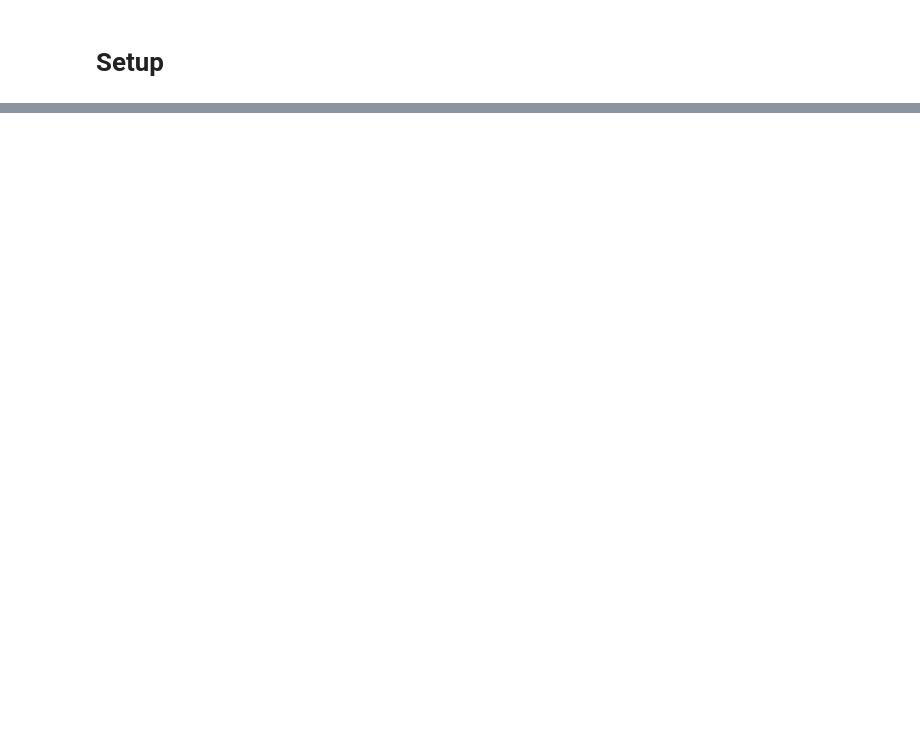
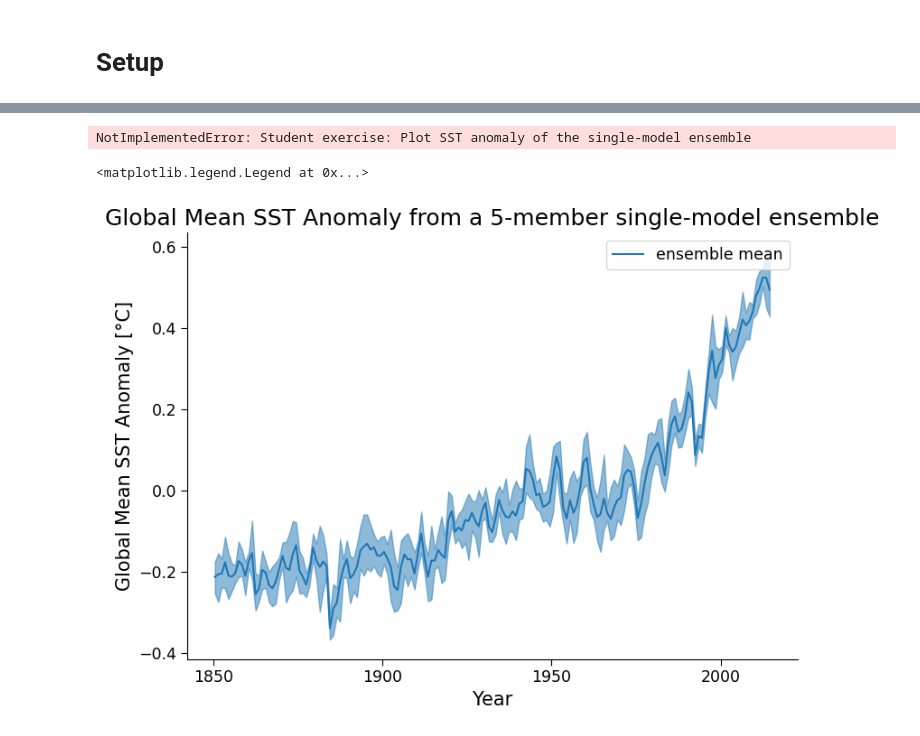
Before and after one commit to neuromatch/climate-course-content, a Jupyter notebook: tutorials/W2D1_FutureClimate-IPCCIPhysicalBasis/W2D1_Tutorial1.ipynb, the cells around one changed output, grey strips where cells are left out. Saved outputs shown, nothing was run; the diff lists cells and outputs as text; code cells hidden in the pictures; blank space fills up the shorter version.

```diff
--- a/tutorials/W2D1_FutureClimate-IPCCIPhysicalBasis/W2D1_Tutorial1.ipynb
+++ b/tutorials/W2D1_FutureClimate-IPCCIPhysicalBasis/W2D1_Tutorial1.ipynb
@@ -588,0 +327,69 @@ For more information on what CMIP is and how to access the data, please see this
+# %%
+#################################################
+## TODO for students: Plot SST anomaly of the single-model ensemble##
+# please remove the following line of code once you have completed the exercise:
+raise NotImplementedError("Student exercise: Plot SST anomaly of the single-model ensemble")
+#################################################
+
+
+fig, ax = plt.subplots()
+
+da = (
+    dt_ensemble_gm_anomaly["MPI-ESM1-2-LR"]['historical']
+    .ds.tos.coarsen(time=12)
+    .mean()
+    .load()
+)
+# calculate the mean across ensemble members
+da_mean = ...
+# Uncomment below after filling in above ellipses
+#da_mean.plot(color='C0', label='ensemble mean', ax=ax)
+
+# shading representing spread between members
+x = da.time.data
+# diagnose the lower range of the likely bounds
+da_lower = ...
+# diagnose the upper range of the likely bounds
+da_upper = ...
+# Uncomment below after filling in above ellipses
+#ax.fill_between(x, da_lower, da_upper, alpha=0.5, color='C0')
+
+ax.set_title(
+    "Global Mean SST Anomaly from a 5-member single-model ensemble"
+)
+ax.set_ylabel("Global Mean SST Anomaly [°C]")
+ax.set_xlabel("Year")
+ax.legend()
+# %% [output]
+NotImplementedError: Student exercise: Plot SST anomaly of the single-model ensemble
+# %%
+# to_remove solution
+fig, ax = plt.subplots()
+
+da = (
+    dt_ensemble_gm_anomaly["MPI-ESM1-2-LR"]['historical']
+    .ds.tos.coarsen(time=12)
+    .mean()
+    .load()
+)
+# calculate the mean across ensemble members
+da.mean("member_id").plot(color='C0', label='ensemble mean', ax=ax)
+
+# shading representing spread between members
+x = da.time.data
+# diagnose the lower range of the likely bounds
+da_lower = da.squeeze().quantile(0.17, dim="member_id")
+# diagnose the upper range of the likely bounds
+da_upper = da.squeeze().quantile(0.83, dim="member_id")
+# Uncomment below after filling in above ellipses
+ax.fill_between(x, da_lower, da_upper, alpha=0.5, color='C0')
+
+ax.set_title(
+    "Global Mean SST Anomaly from a 5-member single-model ensemble"
+)
+ax.set_ylabel("Global Mean SST Anomaly [°C]")
+ax.set_xlabel("Year")
+ax.legend()
+# %% [output]
+<matplotlib.legend.Legend at 0x...>
+[figure, added]
```
Also changed, not shown: parts of 50 cells of this notebook, 8 other files.
